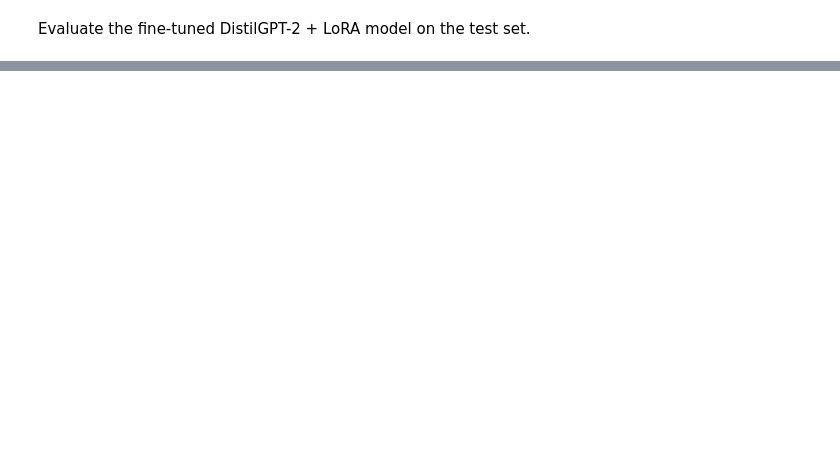
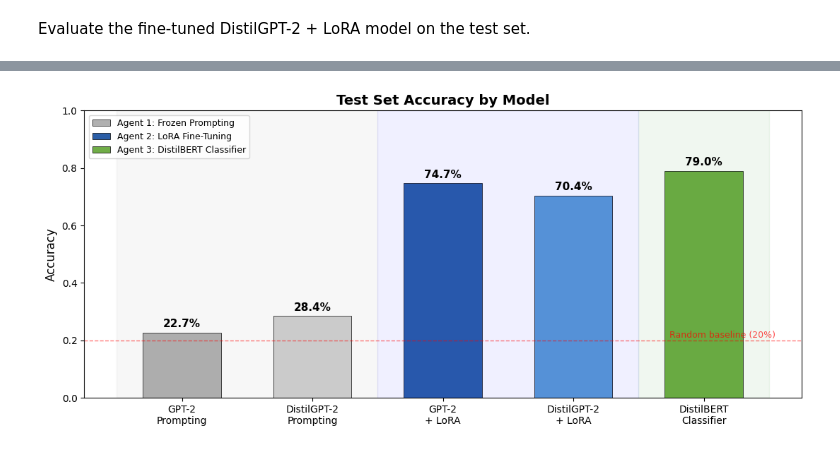
Before and after one commit to djacoo/nlp-llm-project, a Jupyter notebook: notebook.ipynb, the cells around one changed output, grey strips where cells are left out. Cells and saved outputs as stored; diff of their text form; code cells hidden in the pictures; blank space fills up the shorter version.

Commit message:
Add prompt sensitivity analysis and Agent 3 classifier

```diff
--- a/notebook.ipynb
+++ b/notebook.ipynb
@@ -586,0 +887,11 @@ Compare all agents on the test set in terms of accuracy, computational time, and
+# %%
+# Evaluate DistilBERT on the test set
+distilbert_preds, distilbert_true, distilbert_time, distilbert_mem = evaluate_distilbert(
+    distilbert_model, distilbert_tokenizer, test_ds, label_list, label2id, device, desc="DistilBERT Classifier"
+)
+
+distilbert_acc = accuracy_score(distilbert_true, distilbert_preds)
+print(f"\nDistilBERT Classifier Accuracy: {distilbert_acc:.4f}")
+print(f"Time: {distilbert_time:.1f}s | Peak CPU Memory: {distilbert_mem / 1e6:.1f} MB")
+print("\nClassification Report:")
+print(classification_report(distilbert_true, distilbert_preds, target_names=label_list, zero_division=0))
@@ -586,0 +977,37 @@ Compare all agents on the test set in terms of accuracy, computational time, and
+# %%
+# Accuracy comparison by agent
+fig, ax = plt.subplots(figsize=(11, 5))
+
+model_names = ["GPT-2\nPrompting", "DistilGPT-2\nPrompting", "GPT-2\n+ LoRA", "DistilGPT-2\n+ LoRA", "DistilBERT\nClassifier"]
+accuracies = [gpt2_acc, distilgpt2_acc, gpt2_lora_acc, distilgpt2_lora_acc, distilbert_acc]
+colors = ["#b0b0b0", "#d0d0d0", "#2b5ea7", "#5b9bd5", "#70ad47"]
+
+bars = ax.bar(model_names, accuracies, color=colors, edgecolor="black", linewidth=0.5, width=0.6)
+for bar, acc in zip(bars, accuracies):
+    ax.text(bar.get_x() + bar.get_width() / 2, bar.get_height() + 0.012,
+            f"{acc:.1%}", ha="center", va="bottom", fontweight="bold", fontsize=11)
+
+ax.set_ylabel("Accuracy", fontsize=12)
+ax.set_title("Test Set Accuracy by Model", fontsize=14, fontweight="bold")
+ax.set_ylim(0, 1.0)
+ax.axhline(y=0.2, color="red", linestyle="--", alpha=0.5, linewidth=1)
+ax.text(4.55, 0.21, "Random baseline (20%)", color="red", alpha=0.7, fontsize=9, ha="right")
+
+# Agent region shading
+ax.axvspan(-0.5, 1.5, alpha=0.06, color="gray")
+ax.axvspan(1.5, 3.5, alpha=0.06, color="blue")
+ax.axvspan(3.5, 4.5, alpha=0.06, color="green")
+
+# Agent legend
+from matplotlib.patches import Patch
+legend_elements = [
+    Patch(facecolor="#b0b0b0", edgecolor="black", linewidth=0.5, label="Agent 1: Frozen Prompting"),
+    Patch(facecolor="#2b5ea7", edgecolor="black", linewidth=0.5, label="Agent 2: LoRA Fine-Tuning"),
+    Patch(facecolor="#70ad47", edgecolor="black", linewidth=0.5, label="Agent 3: DistilBERT Classifier"),
+]
+ax.legend(handles=legend_elements, loc="upper left", fontsize=9)
+
+plt.tight_layout()
+plt.show()
+# %% [output]
+[figure, added]
```
Also changed, not shown: parts of 38 cells of this notebook.
